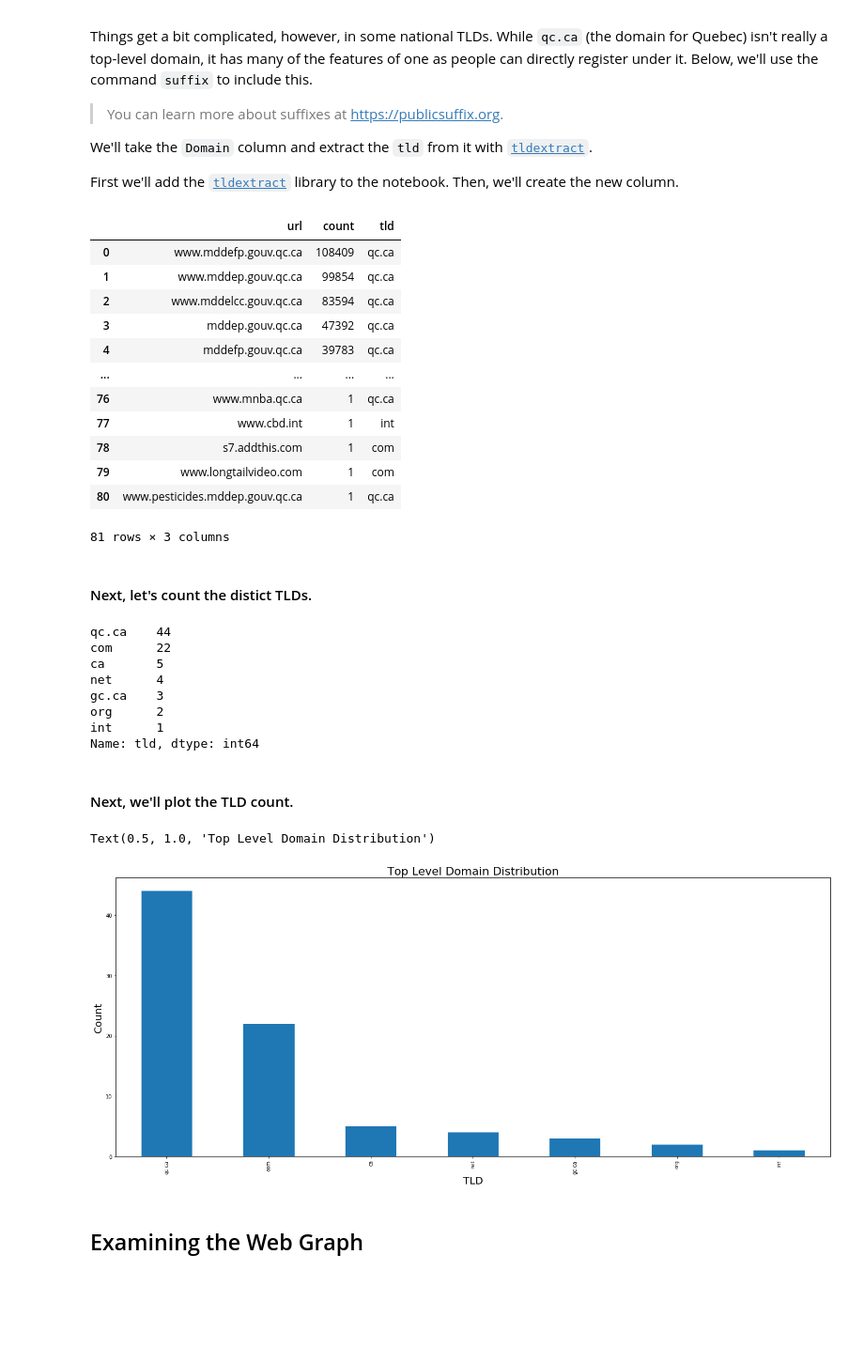
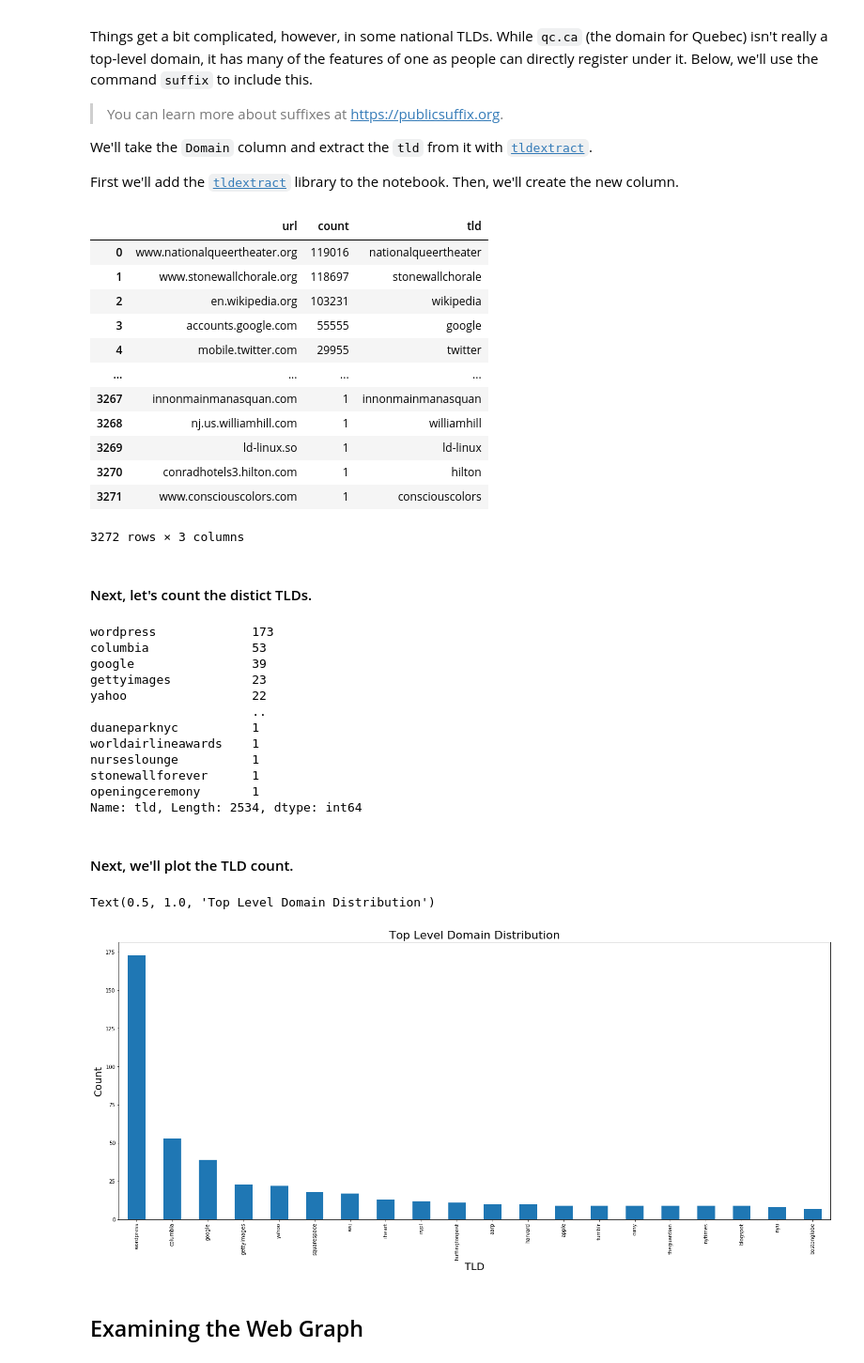
Before and after one commit to archivesunleashed/notebooks, a Jupyter notebook: parquet_pandas_stonewall.ipynb, the cells around one changed output. Shown at 94% size. Drawn from its saved outputs; the diff is of its cells as text; code cells hidden in the pictures; blank space fills up the shorter version.

```diff
--- a/parquet_pandas_stonewall.ipynb
+++ b/parquet_pandas_stonewall.ipynb
@@ -372,46 +368,50 @@ First we'll add the [`tldextract`](https://github.com/john-kurkowski/tldextract)
 # %%
 import tldextract
 
-domains['tld'] = domains.apply(lambda row: tldextract.extract(row.url).suffix, axis=1)
+domains['tld'] = domains.apply(lambda row: tldextract.extract(row.url).domain, axis=1)
 domains
 # %% [output]
 |  | url | count | tld |
-| 0 | www.mddefp.gouv.qc.ca | 108409 | qc.ca |
-| 1 | www.mddep.gouv.qc.ca | 99854 | qc.ca |
-| 2 | www.mddelcc.gouv.qc.ca | 83594 | qc.ca |
-| 3 | mddep.gouv.qc.ca | 47392 | qc.ca |
-| 4 | mddefp.gouv.qc.ca | 39783 | qc.ca |
+| 0 | www.nationalqueertheater.org | 119016 | nationalqueertheater |
+| 1 | www.stonewallchorale.org | 118697 | stonewallchorale |
+| 2 | en.wikipedia.org | 103231 | wikipedia |
+| 3 | accounts.google.com | 55555 | google |
+| 4 | mobile.twitter.com | 29955 | twitter |
 | ... | ... | ... | ... |
-| 76 | www.mnba.qc.ca | 1 | qc.ca |
-| 77 | www.cbd.int | 1 | int |
-| 78 | s7.addthis.com | 1 | com |
-| 79 | www.longtailvideo.com | 1 | com |
-| 80 | www.pesticides.mddep.gouv.qc.ca | 1 | qc.ca |
+| 3267 | innonmainmanasquan.com | 1 | innonmainmanasquan |
+| 3268 | nj.us.williamhill.com | 1 | williamhill |
+| 3269 | ld-linux.so | 1 | ld-linux |
+| 3270 | conradhotels3.hilton.com | 1 | hilton |
+| 3271 | www.consciouscolors.com | 1 | consciouscolors |
-81 rows × 3 columns
+3272 rows × 3 columns
 # %% [markdown]
 #### Next, let's count the distict TLDs.
 # %%
 tld_count = domains['tld'].value_counts()
 tld_count
 # %% [output]
-qc.ca    44
-com      22
-ca       5
-net      4
-gc.ca    3
-org      2
-int      1
-Name: tld, dtype: int64
+wordpress             173
+columbia              53
+google                39
+gettyimages           23
+yahoo                 22
+                      ..
+duaneparknyc          1
+worldairlineawards    1
+nurseslounge          1
+stonewallforever      1
+openingceremony       1
+Name: tld, Length: 2534, dtype: int64
 # %% [markdown]
 #### Next, we'll plot the TLD count.
 # %%
-tld_chart = tld_count.plot.bar(legend=None, figsize=(25,10))
+tld_chart = tld_count.head(20).plot.bar(legend=None, figsize=(25,10))
 tld_chart.set_xlabel("TLD", fontsize=20)
 tld_chart.set_ylabel("Count", fontsize=20)
 tld_chart.set_title("Top Level Domain Distribution", fontsize=22)
 # %% [output]
 Text(0.5, 1.0, 'Top Level Domain Distribution')
-[figure, old version]
+[figure, new version]
 # %% [markdown]
 ## Examining the Web Graph
 # %% [markdown]
```
Also changed, not shown: parts of 21 cells of this notebook.
